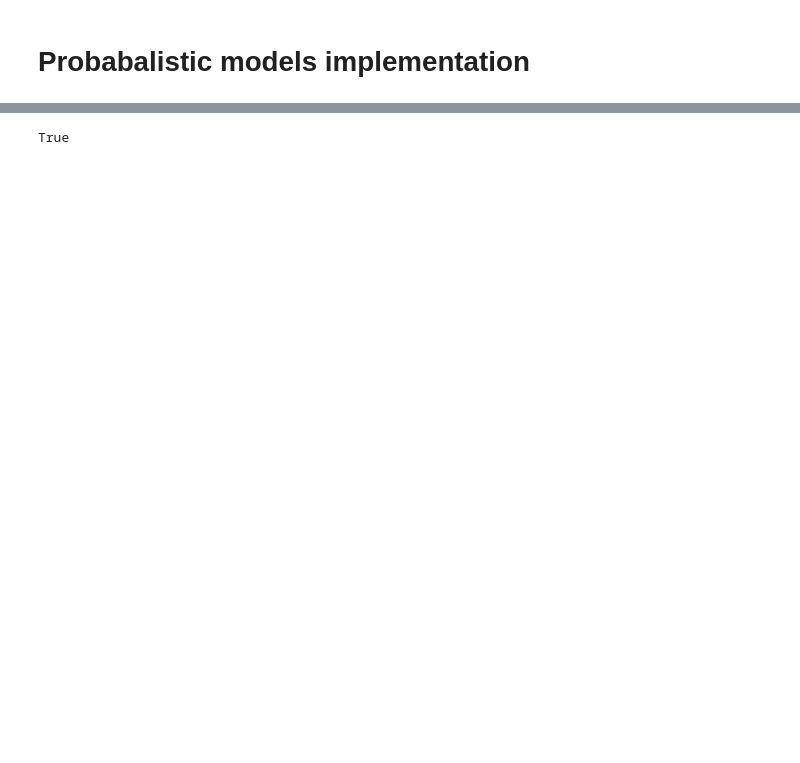
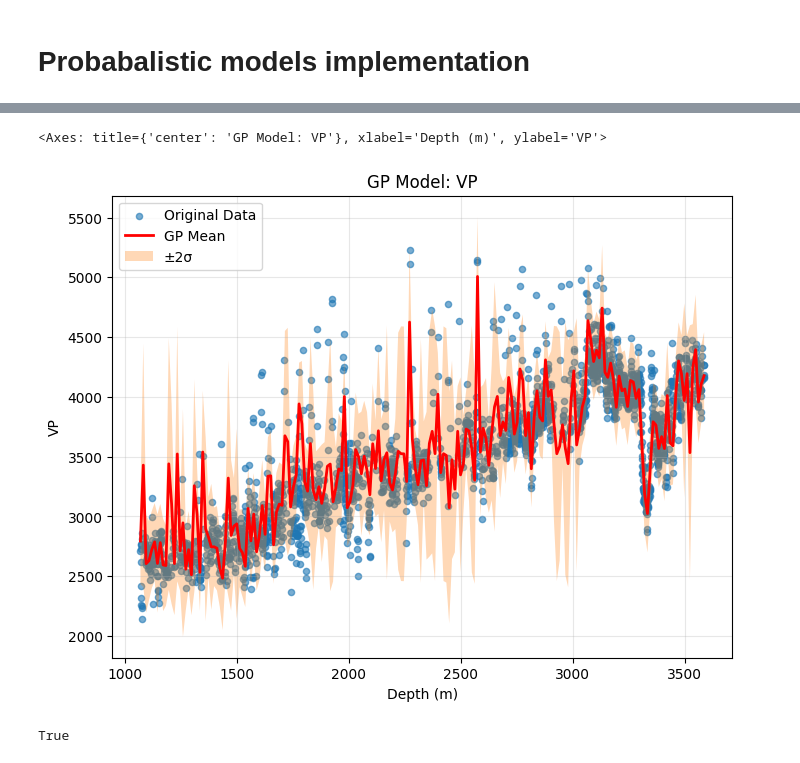
Before and after one commit to spaceswimmer/nnseismic, a Jupyter notebook: src/get-rockphysics-tagilsk.ipynb, the cells around one changed output, grey strips where cells are left out. Cells and saved outputs as stored; diff of their text form; code cells hidden in the pictures; blank space fills up the shorter version.

```diff
--- a/src/get-rockphysics-tagilsk.ipynb
+++ b/src/get-rockphysics-tagilsk.ipynb
@@ -78,77 +102,9 @@ Tgl-27: shale=848, brine=46, oil=215, gas=34
 # %% [markdown]
 # Probabalistic models implementation
 # %%
-# from sklearn.gaussian_process import GaussianProcessRegressor
-# from sklearn.gaussian_process.kernels import RBF, WhiteKernel, ConstantKernel
+from util.gaussian_processes_sklearn import fit_gp_model_sklearn
+from util.plotting import plot_gp_model
 
-# def fit_gp_model(df, property_col, random_state=42):
-#     """
-#     Fit a Gaussian Process model to depth-property data.
-
-#     Parameters:
-#     -----------
-#     df : pandas.DataFrame
-#         DataFrame with depth as index
-#     property_col : str
-#         Column name (e.g., 'Vp', 'Vs', 'PL_GG')
-#     random_state : int
-#         Random seed for reproducibility
-
-#     Returns:
-#     --------
-#     dict with keys:
-#         'model' : fitted GPR model
-#         'depth_range' : (min_depth, max_depth)
-#         'r2_score' : model fit quality
-#     """
-#     # Extract data, drop NaNs
-#     data = df[[property_col]].dropna()
-#     X = data.index.values.reshape(-1, 1)  # depth as 2D array
-#     y = data[property_col].values
-
-#     if len(X) < 10:
-#         print(f"Warning: Only {len(X)} data points for {property_col}")
-#         return None
-
-#     # Define kernel: RBF (smooth trend) + WhiteKernel (noise)
-#     kernel = ConstantKernel(1.0) * RBF(length_scale=100.0) + WhiteKernel(noise_level=1.0)
-
-#     # Fit GPR
-#     gpr = GaussianProcessRegressor(kernel=kernel, normalize_y=True, random_state=random_state)
-#     gpr.fit(X, y)
-
-#     # Calculate R² score on training data
-#     y_pred = gpr.predict(X)
-#     r2 = 1 - np.sum((y - y_pred)**2) / np.sum((y - y.mean())**2)
-
-#     depth_min, depth_max = X.min(), X.max()
-
-#     print(f"{property_col}: R² = {r2:.3f}, kernel = {gpr.kernel_}")
-
-#     return {
-#         'model': gpr,
-#         'depth_range': (depth_min, depth_max),
-#         'r2_score': r2
-#     }
-
-# def fit_gp_model_all_wells(las_dfs_dict, property_col, max_points=2000, random_state=42):
-#     """
-#     Fit a GP model on subsampled data from all wells.
-#     """
-#     all_data = []
-
-#     for well_name, df in las_dfs_dict.items():
-#         if property_col in df.columns:
-#             subset = df[[property_col]].dropna()
-#             all_data.append(subset)
-
-#     if not all_data:
-#         print(f"No data found for {property_col}")
-#         return None
-
-#     combined_df = pd.concat(all_data)
-
-
-#     print(f"Using {len(combined_df)} points for {property_col}")
-
-#     return fit_gp_model(combined_df, property_col, random_state)
+result = fit_gp_model_sklearn(las_dfs_shale['Tgl-30'], 'VP')
+plot_gp_model(result, 'VP')
+# %% [output]
@@ -155,3 +112,5 @@ Tgl-27: shale=848, brine=46, oil=215, gas=34
+<Axes: title={'center': 'GP Model: VP'}, xlabel='Depth (m)', ylabel='VP'>
+[figure, added]
 # %%
 pt.cuda.is_available()
 # %% [output]
```
Also changed, not shown: parts of 16 cells of this notebook, 6 other files.
